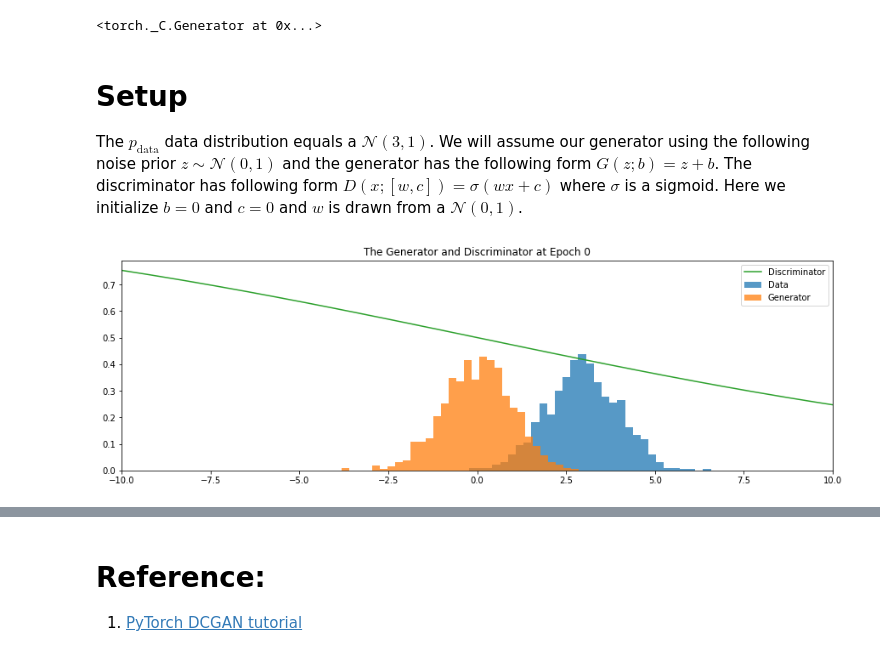
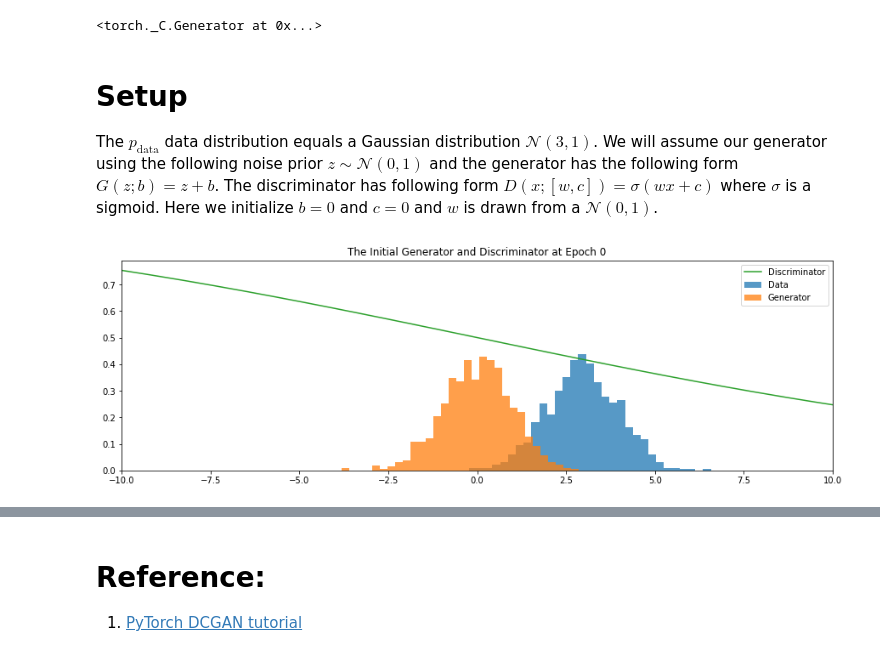
Before and after one commit to ceroytres/website_notebooks, a Jupyter notebook: simple_gan.ipynb, the cells around one changed output, grey strips where cells are left out. Drawn from its saved outputs; the diff is of its cells as text; code cells hidden in the pictures.

```diff
--- a/simple_gan.ipynb
+++ b/simple_gan.ipynb
@@ -23,7 +23,7 @@ torch.manual_seed(seed)
 # %% [markdown]
 # Setup
 
-The $p_{\text{data}}$ data distribution equals a $\mathcal{N}(3,1)$. We will assume our generator using the following noise prior $z\sim\mathcal{N}(0,1)$ and the generator has the following form $G(z;b) = z + b$. The discriminator has following form $D(x;[w,c]) = \sigma(wx + c)$ where $\sigma$ is a sigmoid. Here we initialize $b=0$ and $c=0$ and $w$ is drawn from a $\mathcal{N}(0,1)$.
+The $p_{\text{data}}$ data distribution equals a Gaussian distribution $\mathcal{N}(3,1)$. We will assume our generator using the following noise prior $z\sim\mathcal{N}(0,1)$ and the generator has the following form $G(z;b) = z + b$. The discriminator has following form $D(x;[w,c]) = \sigma(wx + c)$ where $\sigma$ is a sigmoid. Here we initialize $b=0$ and $c=0$ and $w$ is drawn from a $\mathcal{N}(0,1)$.
 # %%
 class Generator(nn.Module):
 
@@ -67,15 +67,15 @@ with torch.no_grad():
 # %%
 plt.figure(figsize=(15,10))
 plt.subplot(2,1,1)
 plt.hist(data, bins = int(np.sqrt(N)), label='Data', alpha = .75, lw = 3, density = True)
 plt.hist(x_g, bins = int(np.sqrt(N)), label = 'Generator', alpha = .75, lw = 3, density = True)
 plt.plot(np.linspace(-10,10, 100), d_sig, label = 'Discriminator')
-plt.title('The Generator and Discriminator at Epoch {}'.format(0))
+plt.title('The Initial Generator and Discriminator at Epoch {}'.format(0))
 plt.legend()
 plt.xlim([-10,10])
 plt.show()
 # %% [output]
-[figure, old version]
+[figure, new version]
 # %%
 # Create Torch Dataloader
 batch_size = N
```
Also changed, not shown: parts of 2 cells of this notebook.
